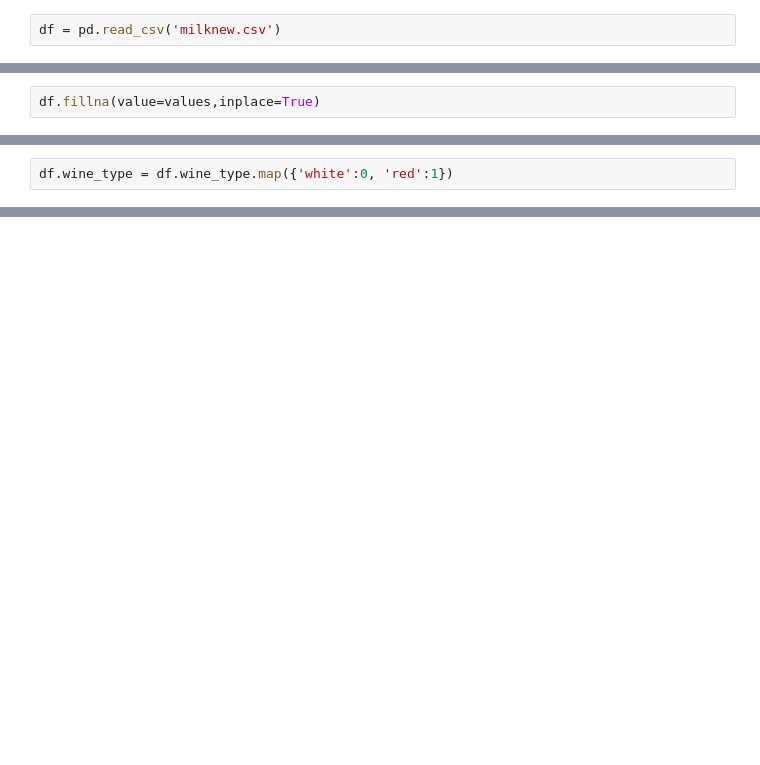
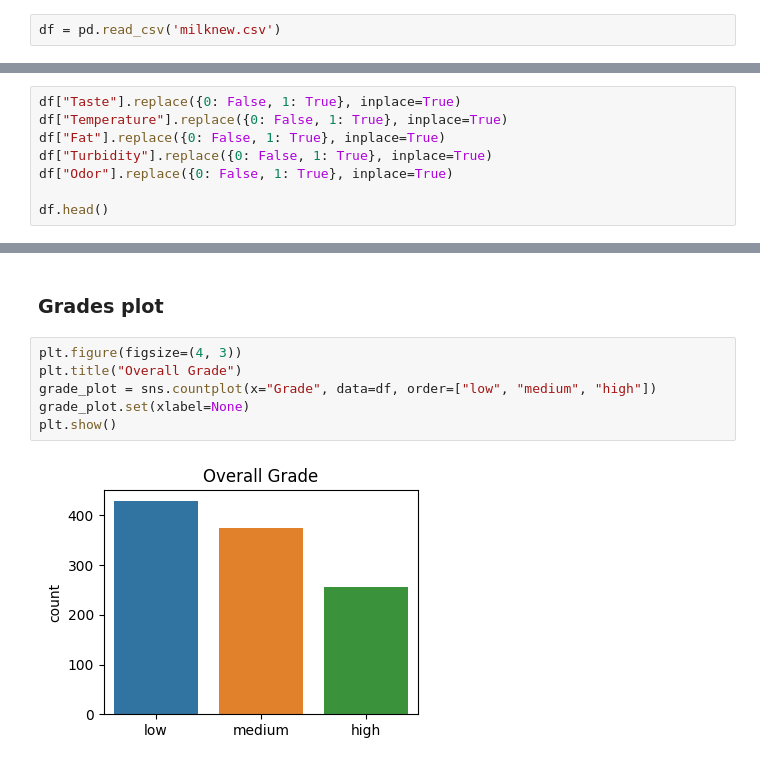
Before and after one commit to ManvithGayam/cs451-milk-quality, a Jupyter notebook: notebook.ipynb, the cells around one changed output, grey strips where cells are left out. Drawn from its saved outputs; the diff is of its cells as text; blank space fills up the shorter version.

```diff
--- a/notebook.ipynb
+++ b/notebook.ipynb
@@ -102,2 +26,0 @@ values
-# %%
-df.fillna(value=values,inplace=True)
@@ -157,2 +26,0 @@ df.head()
-# %%
-df.wine_type = df.wine_type.map({'white':0, 'red':1})
@@ -343,0 +69,8 @@ AutoML.export('pipeline.py')
+# %%
+df["Taste"].replace({0: False, 1: True}, inplace=True)
+df["Temperature"].replace({0: False, 1: True}, inplace=True)
+df["Fat"].replace({0: False, 1: True}, inplace=True)
+df["Turbidity"].replace({0: False, 1: True}, inplace=True)
+df["Odor"].replace({0: False, 1: True}, inplace=True)
+
+df.head()
@@ -343,0 +84,10 @@ AutoML.export('pipeline.py')
+# %% [markdown]
+### Grades plot
+# %%
+plt.figure(figsize=(4, 3))
+plt.title("Overall Grade")
+grade_plot = sns.countplot(x="Grade", data=df, order=["low", "medium", "high"])
+grade_plot.set(xlabel=None)
+plt.show()
+# %% [output]
+[figure, added]
```
Also changed, not shown: parts of 68 cells of this notebook, 7 other files.
